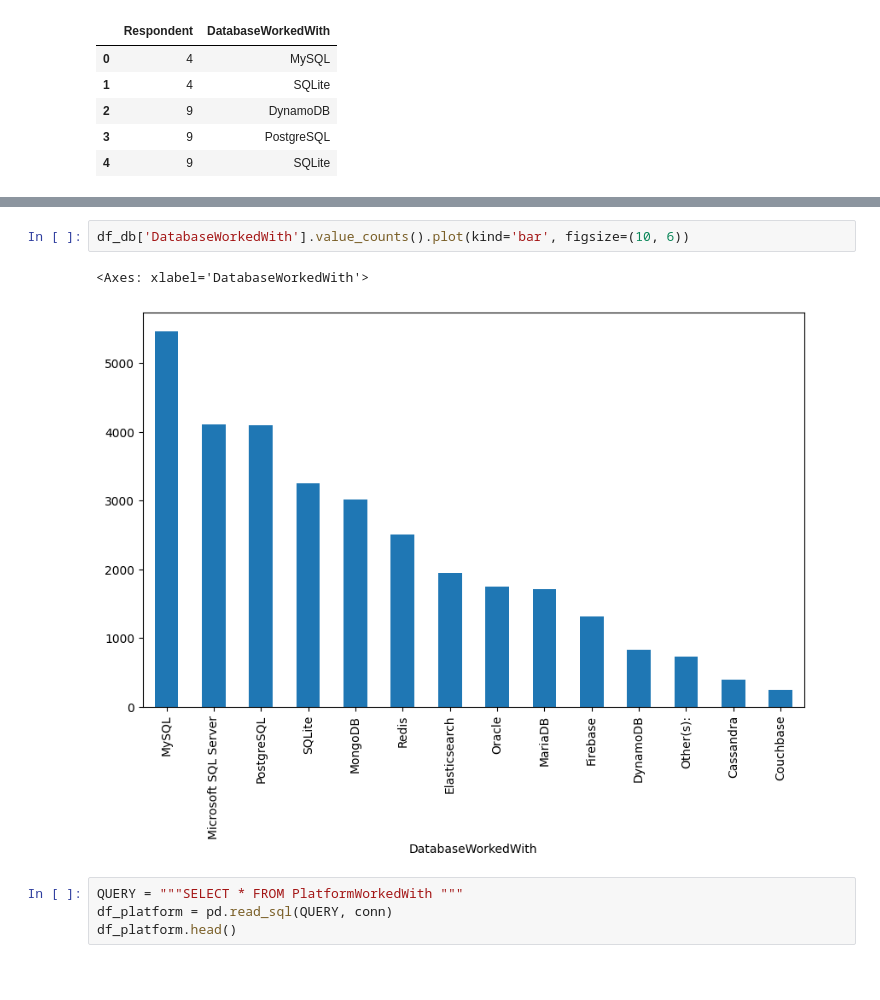
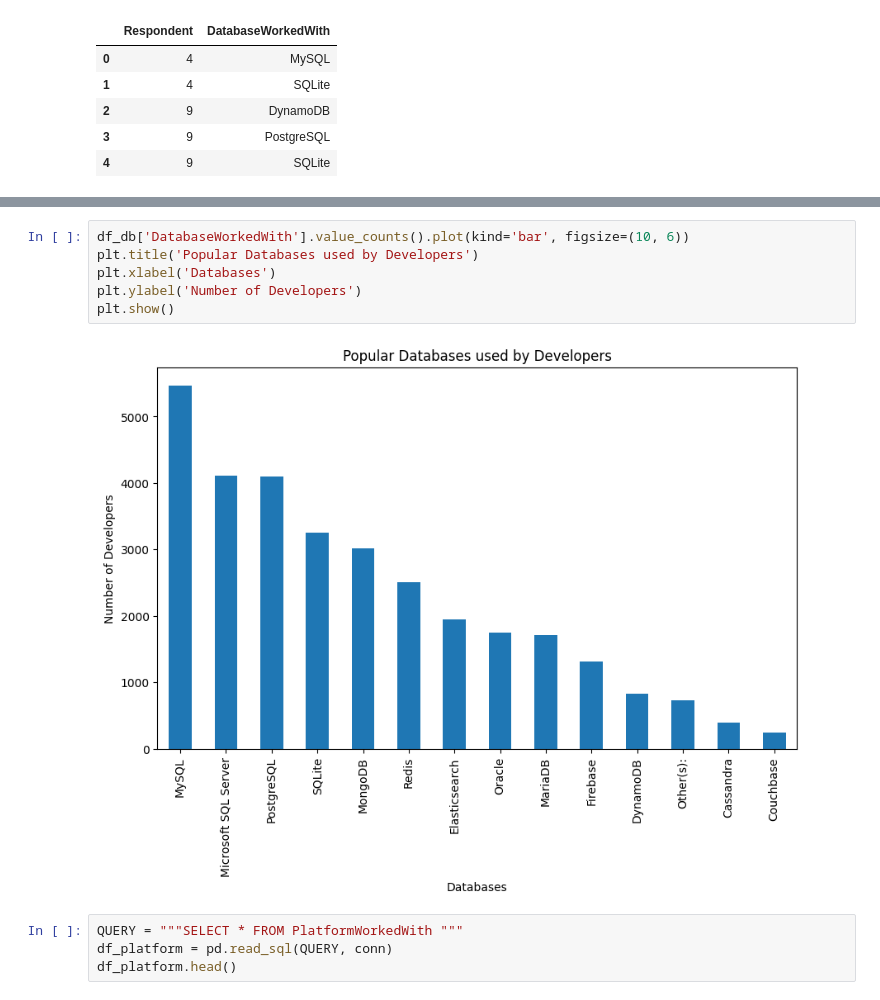
Before and after one commit to Dheeraj6778/Tech-Trends-Data-Analysis, a Jupyter notebook: pivot-charts-v1.ipynb, the cells around one changed output, grey strips where cells are left out. Drawn from its saved outputs; the diff is of its cells as text; blank space fills up the shorter version.

```diff
--- a/pivot-charts-v1.ipynb
+++ b/pivot-charts-v1.ipynb
@@ -222,9 +234,12 @@ df_db.head()
 |-|-|-|-|>
 # %%
 df_db['DatabaseWorkedWith'].value_counts().plot(kind='bar', figsize=(10, 6))
+plt.title('Popular Databases used by Developers')
+plt.xlabel('Databases')
+plt.ylabel('Number of Developers')
+plt.show()
 # %% [output]
-<Axes: xlabel='DatabaseWorkedWith'>
-[figure, old version]
+[figure, new version]
 # %%
 QUERY = """SELECT * FROM PlatformWorkedWith """
 df_platform = pd.read_sql(QUERY, conn)
```
Also changed, not shown: parts of 3 cells of this notebook, 1 other file.
